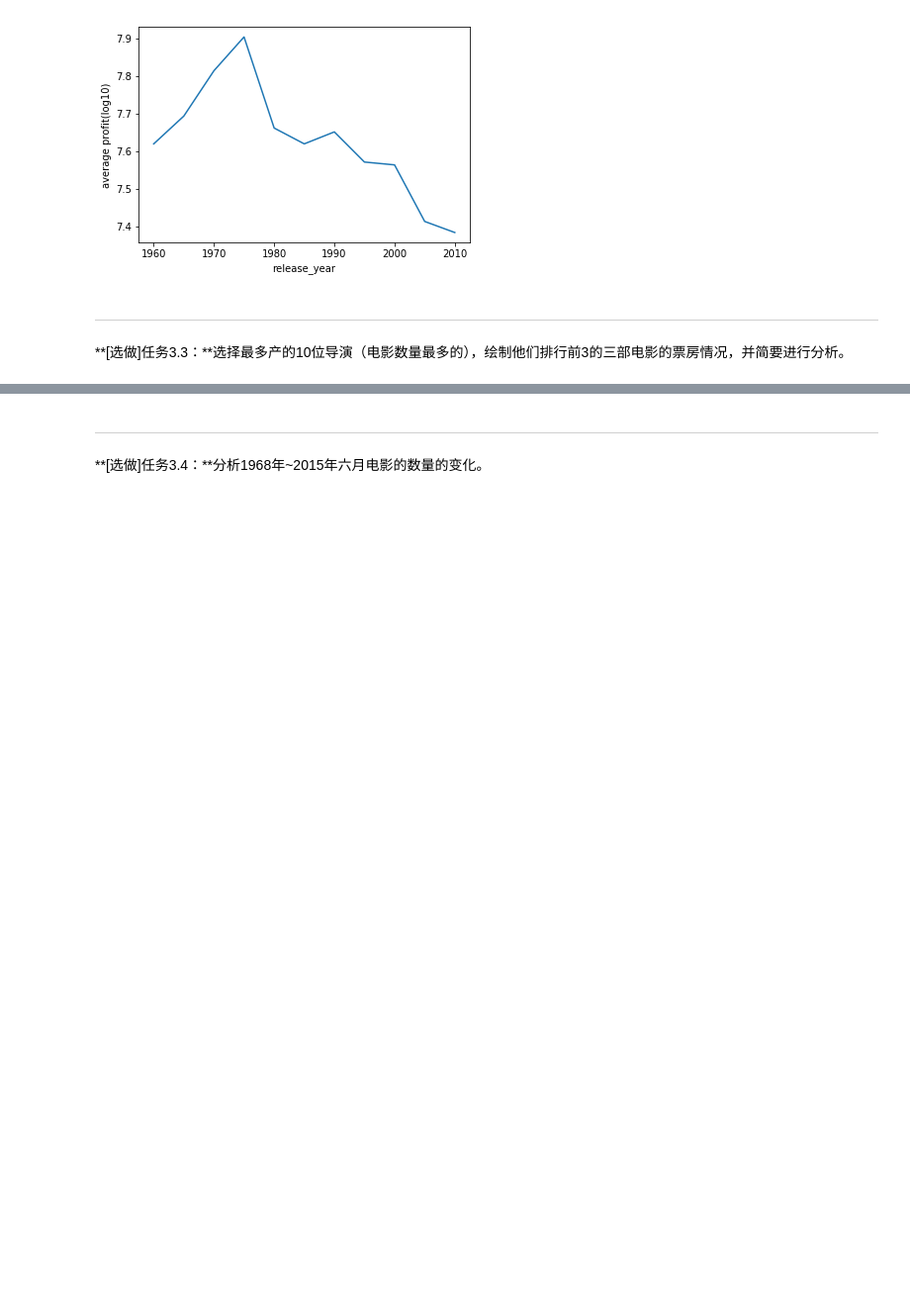
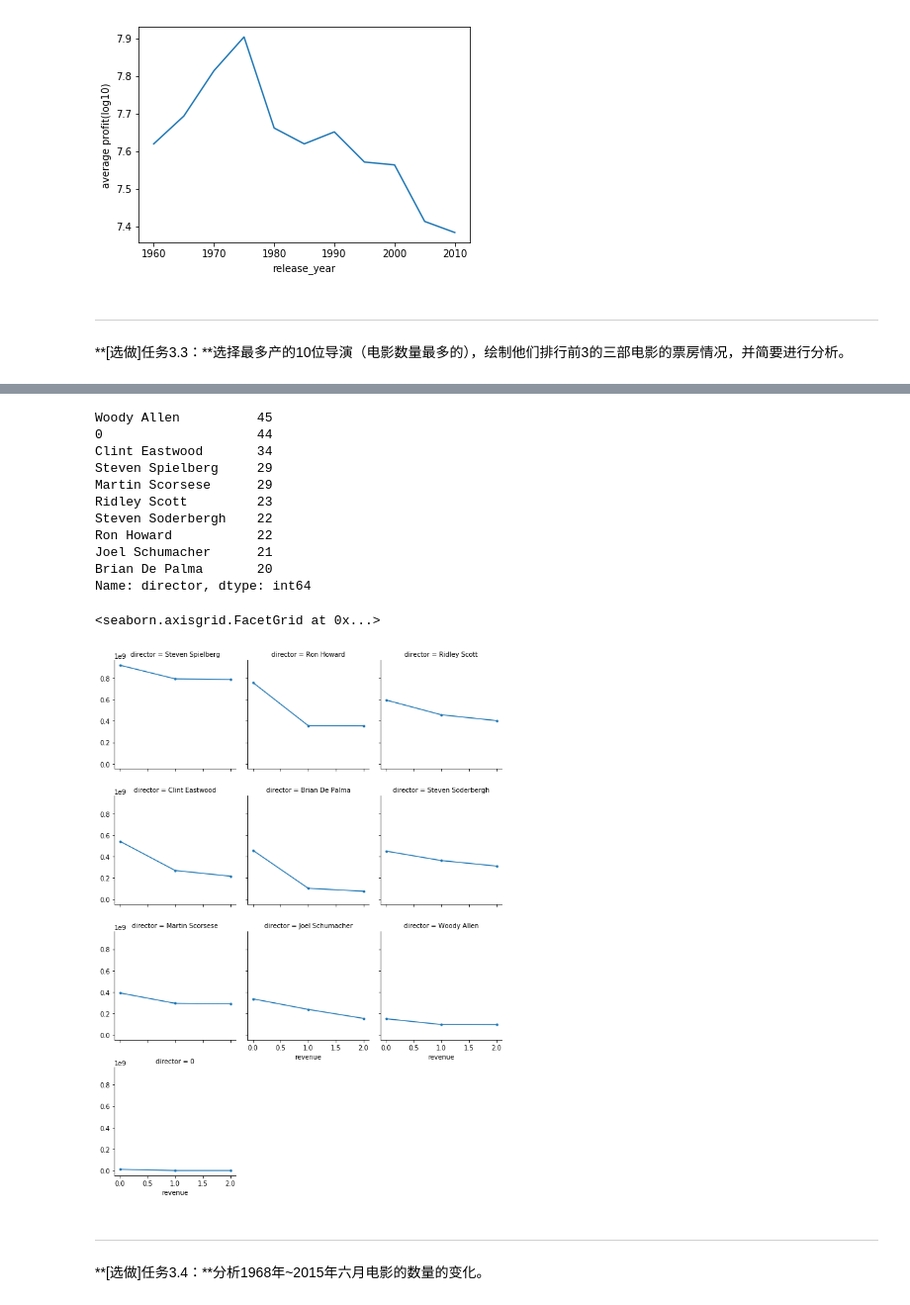
Before and after one commit to liyuze97/Udacity-projects, a Jupyter notebook: Explore Movie Dataset.ipynb, the cells around one changed output, grey strips where cells are left out. Shown at 99% size. Cells and saved outputs as stored; diff of their text form; code cells hidden in the pictures; blank space fills up the shorter version.

```diff
--- a/Explore Movie Dataset.ipynb
+++ b/Explore Movie Dataset.ipynb
@@ -271,3 +228,27 @@ dtype: object
+# %%
+df = c_data.dropna(subset=['director'])
+top10_directors = df.director.value_counts()[0:10]
+print(top10_directors)
+
+df = df.loc[df.director.isin(top10_directors.keys())]
+df = df.sort_values('revenue', ascending = False).groupby('director').head(3)
+
+g = sb.FacetGrid(data = df, col = 'director', col_wrap = 3)
+g.map(plt.plot,'revenue',marker = '.')
+# %% [output]
+Woody Allen          45
+0                    44
+Clint Eastwood       34
+Steven Spielberg     29
+Martin Scorsese      29
+Ridley Scott         23
+Steven Soderbergh    22
+Ron Howard           22
+Joel Schumacher      21
+Brian De Palma       20
+Name: director, dtype: int64
+<seaborn.axisgrid.FacetGrid at 0x...>
+[figure, added]
 # %% [markdown]
 ---
 
```
Also changed, not shown: parts of 7 cells of this notebook, 2 other files.
